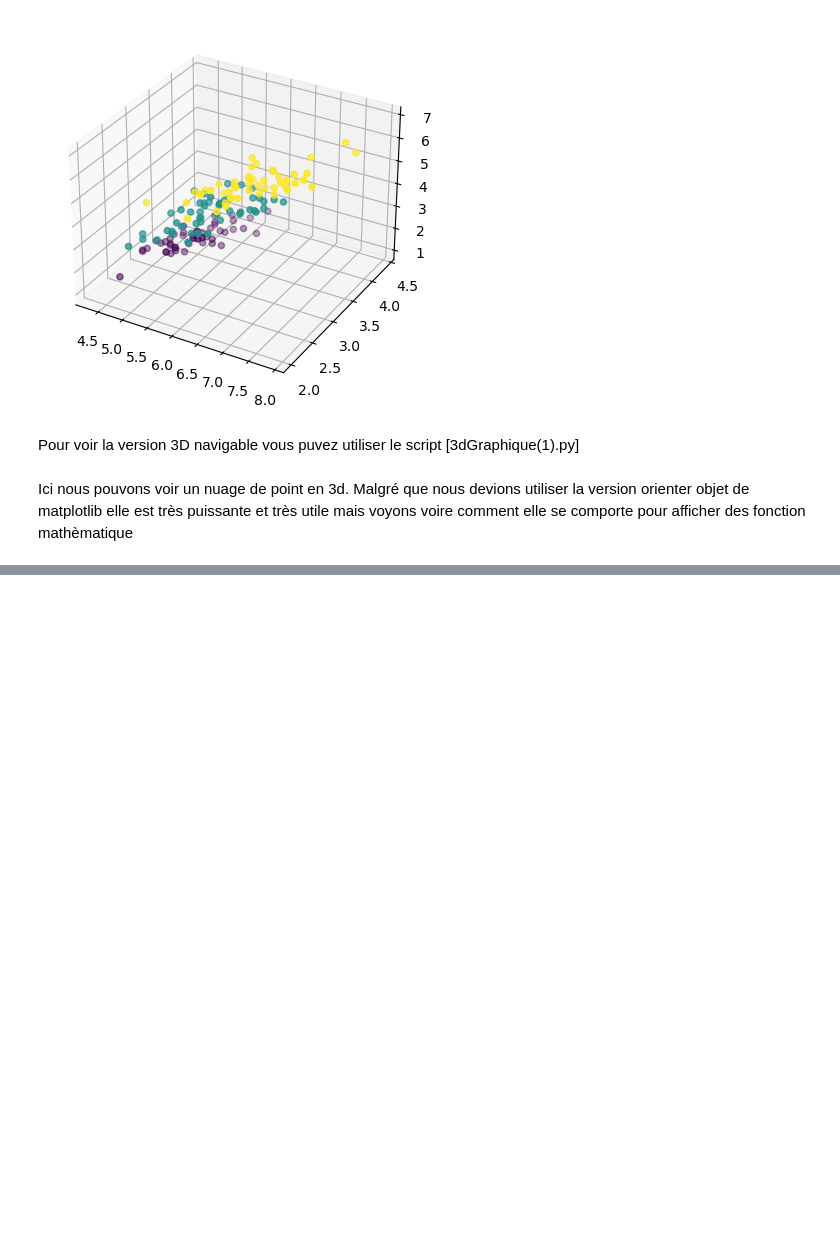
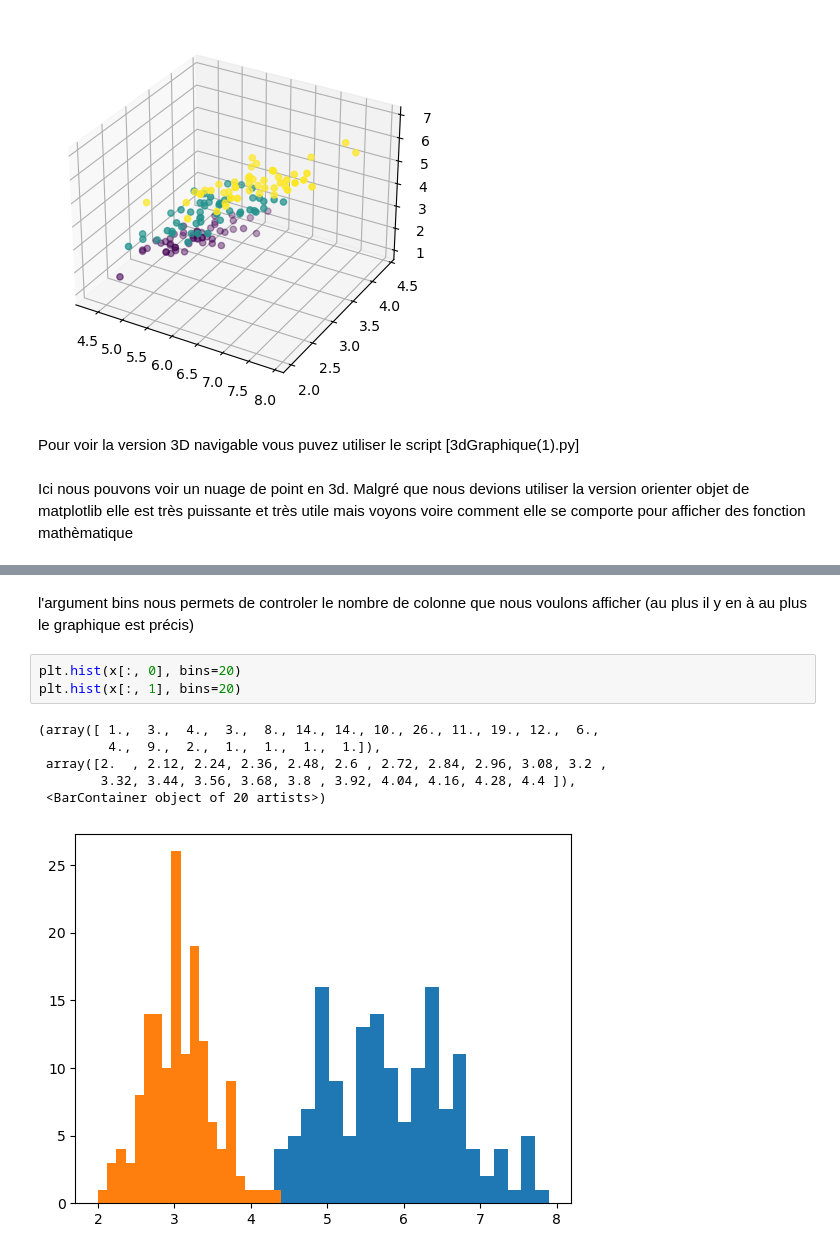
Before and after one commit to Sime-81/Deep_learning, a Jupyter notebook: Matplotlib_2.ipynb, the cells around one changed output, grey strips where cells are left out. Cells and saved outputs as stored; diff of their text form; blank space fills up the shorter version.

```diff
--- a/Matplotlib_2.ipynb
+++ b/Matplotlib_2.ipynb
@@ -80,0 +119,12 @@ Ici nous pouvons voir un nuage de point en 3d. Malgré que nous devions utiliser
+# %% [markdown]
+l'argument bins nous permets de controler le nombre de colonne que nous voulons afficher (au plus il y en à au plus le graphique est précis)
+# %%
+plt.hist(x[:, 0], bins=20)
+plt.hist(x[:, 1], bins=20)
+# %% [output]
+(array([ 1.,  3.,  4.,  3.,  8., 14., 14., 10., 26., 11., 19., 12.,  6.,
+         4.,  9.,  2.,  1.,  1.,  1.,  1.]),
+ array([2.  , 2.12, 2.24, 2.36, 2.48, 2.6 , 2.72, 2.84, 2.96, 3.08, 3.2 ,
+        3.32, 3.44, 3.56, 3.68, 3.8 , 3.92, 4.04, 4.16, 4.28, 4.4 ]),
+ <BarContainer object of 20 artists>)
+[figure, added]
```
Also changed, not shown: parts of 33 cells of this notebook.
